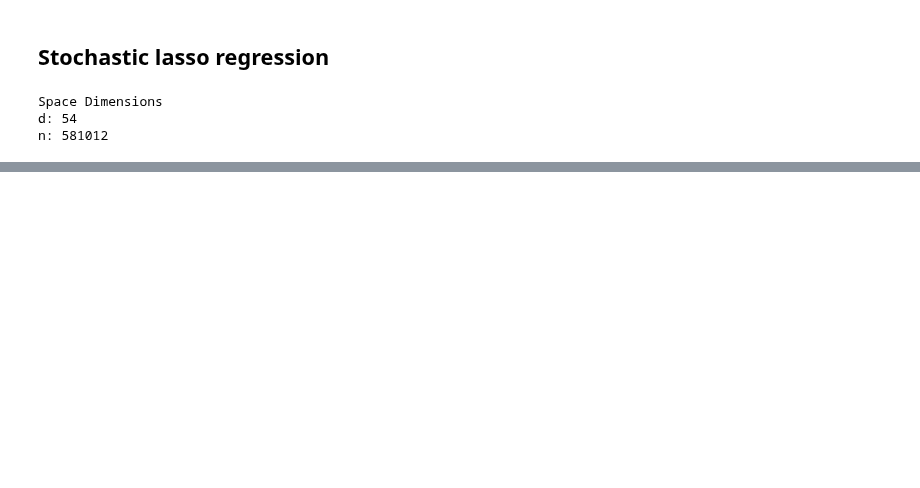
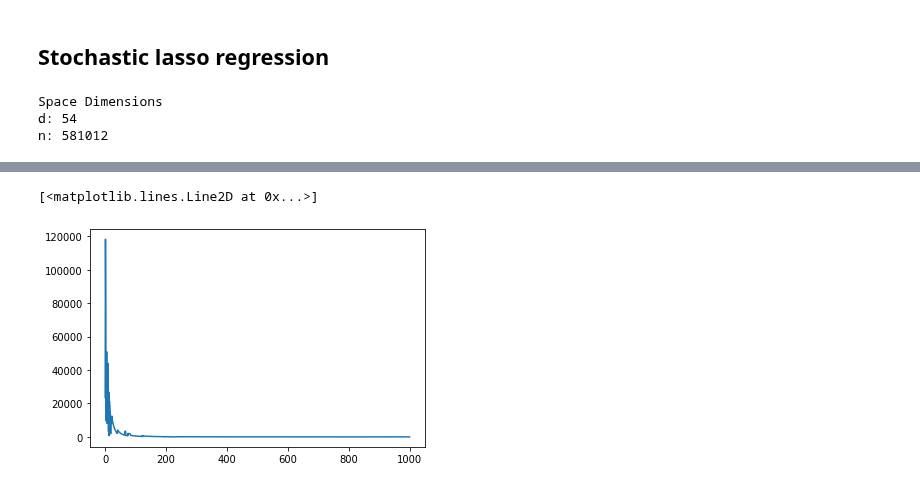
Before and after one commit to liacov/OPTproj, a Jupyter notebook: Notebooks/LassoRegression.ipynb, the cells around one changed output, grey strips where cells are left out. Saved outputs shown, nothing was run; the diff lists cells and outputs as text; code cells hidden in the pictures; blank space fills up the shorter version.

```diff
--- a/Notebooks/LassoRegression.ipynb
+++ b/Notebooks/LassoRegression.ipynb
@@ -78,7 +100,7 @@ F = lambda w: 0.5 * np.sum(np.power(y - X @ w, 2))
 # %%
 # initialize prarameters for the algorithm
 
-# stating point - TODO: randomize
+# stating point
 np.random.seed(1007)
 w0 = np.random.rand(d)
 w0 = w0/sum(w0)
@@ -86,6 +108,5 @@ w0 = w0/sum(w0)
 #print(F(w0))
 
 # Lipschitz constant computation
-L = 2/X.shape[0] * np.linalg.norm( X.T @ X )
-#print(L/52)
-L = 100 # which value consider???
+L = 2/X.shape[0] * norm(X.T @ X)
+print(f"L: {L}")
@@ -92,5 +115,6 @@ L = 100 # which value consider???
 # %%
-fpred, f, w, mean, t = detZFW(F, L, d, w0)
+%%time
+fpred, f, w, mean, t = detZFW(F, L, d, w0, T=200)
 # %% [output]
 Loss evaluation at time 1:      320442.8827
 
@@ -117,0 +226,3 @@ print('F(w_pred) =', fpred, '\n',
+# %%
+%%time
+fpred, f, w, mean, t, loss = stochasticZFW(F, d, w0, method = "IRDSA", r=1, T=1000, eps=1e-5)
@@ -117,0 +247,5 @@ print('F(w_pred) =', fpred, '\n',
+# %%
+plt.plot(loss)
+# %% [output]
+[<matplotlib.lines.Line2D at 0x...>]
+[figure, added]
```
Also changed, not shown: parts of 11 cells of this notebook.
